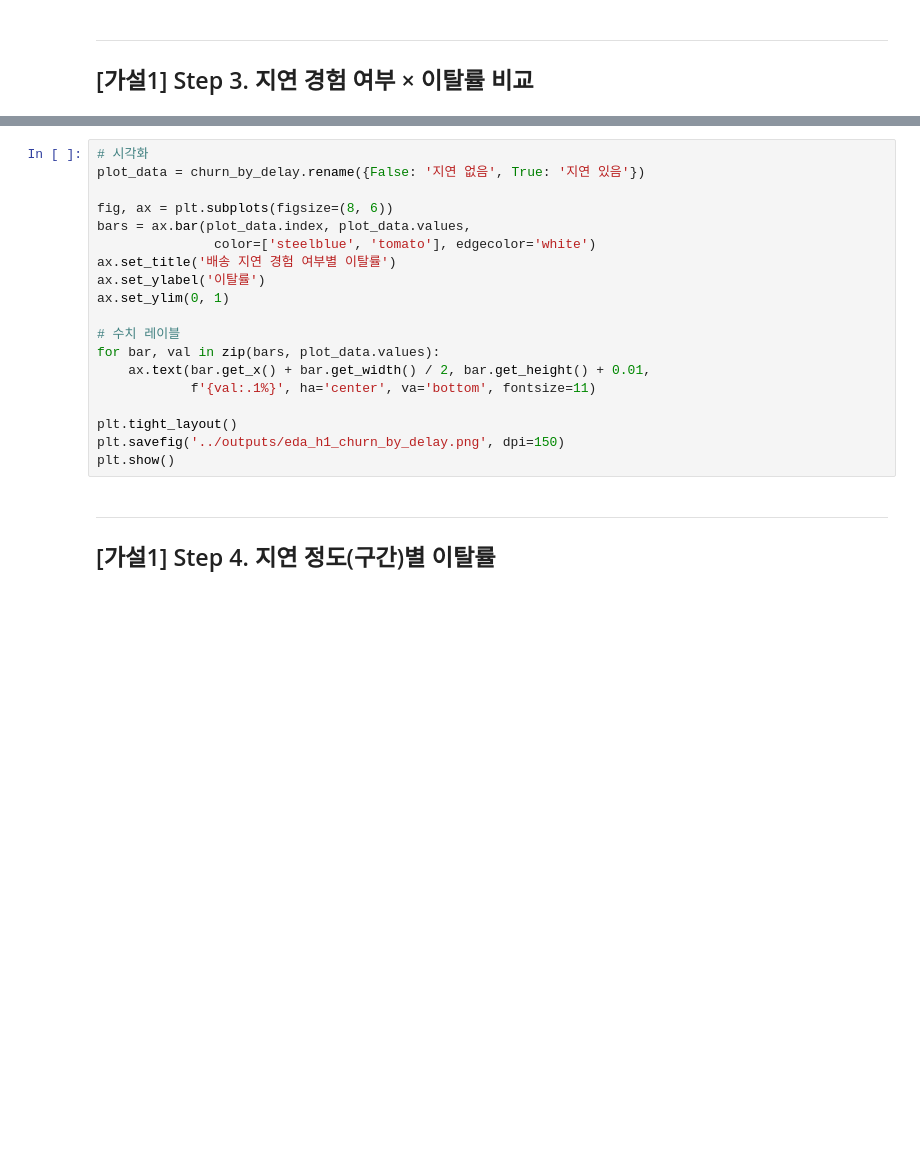
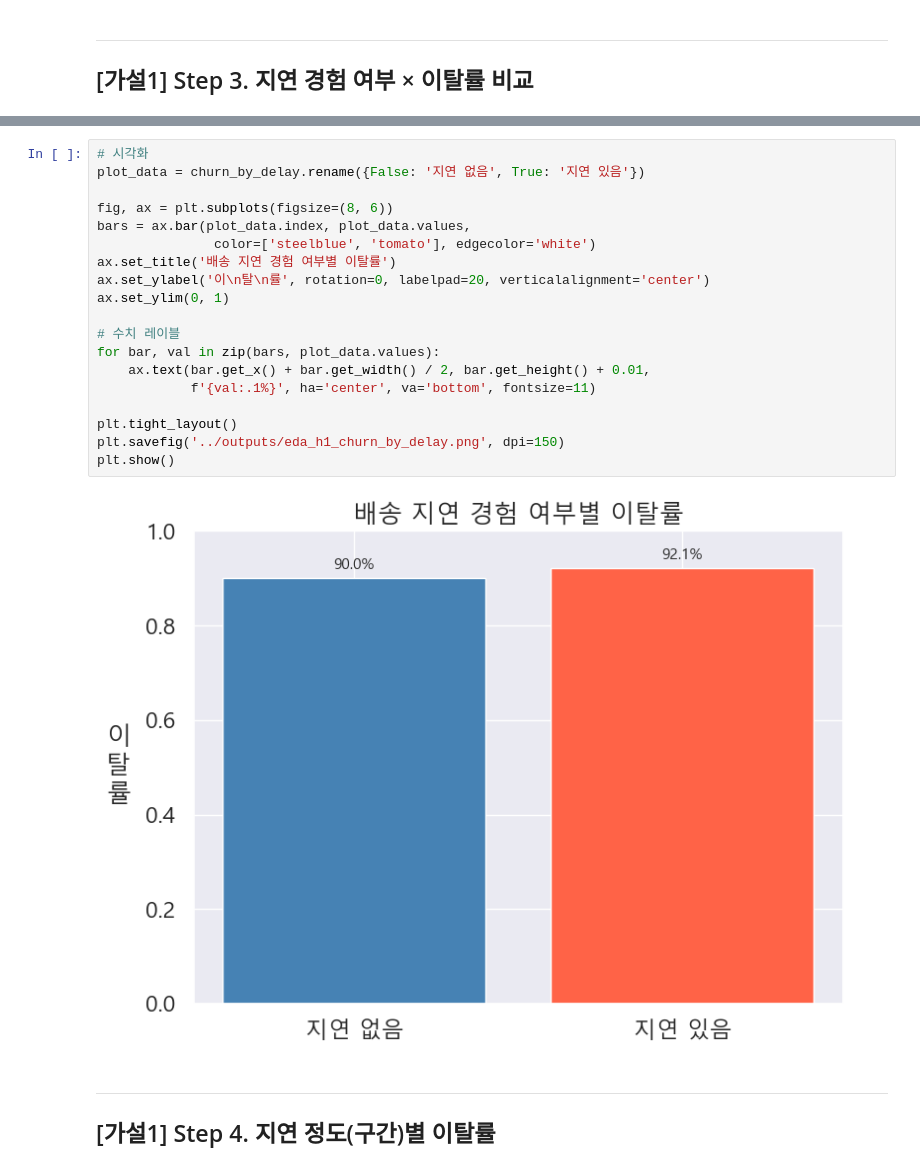
Before and after one commit to Jeongmxxjxx/olist-churn-project, a Jupyter notebook: notebooks/01_eda_hypothesis1.ipynb, the cells around one changed output, grey strips where cells are left out. Saved outputs shown, nothing was run; the diff lists cells and outputs as text; blank space fills up the shorter version.

```diff
--- a/notebooks/01_eda_hypothesis1.ipynb
+++ b/notebooks/01_eda_hypothesis1.ipynb
@@ -217,22 +292,24 @@ print(f"  → 가설 유효성 판단 기준: 5%p 이상 차이")
 # %%
 # 시각화
 plot_data = churn_by_delay.rename({False: '지연 없음', True: '지연 있음'})
 
 fig, ax = plt.subplots(figsize=(8, 6))
 bars = ax.bar(plot_data.index, plot_data.values,
                color=['steelblue', 'tomato'], edgecolor='white')
 ax.set_title('배송 지연 경험 여부별 이탈률')
-ax.set_ylabel('이탈률')
+ax.set_ylabel('이\n탈\n률', rotation=0, labelpad=20, verticalalignment='center')
 ax.set_ylim(0, 1)
 
 # 수치 레이블
 for bar, val in zip(bars, plot_data.values):
     ax.text(bar.get_x() + bar.get_width() / 2, bar.get_height() + 0.01,
             f'{val:.1%}', ha='center', va='bottom', fontsize=11)
 
 plt.tight_layout()
 plt.savefig('../outputs/eda_h1_churn_by_delay.png', dpi=150)
 plt.show()
+# %% [output]
+[figure, added]
 # %% [markdown]
 ---
 ## [가설1] Step 4. 지연 정도(구간)별 이탈률
```
Also changed, not shown: parts of 11 cells of this notebook.
